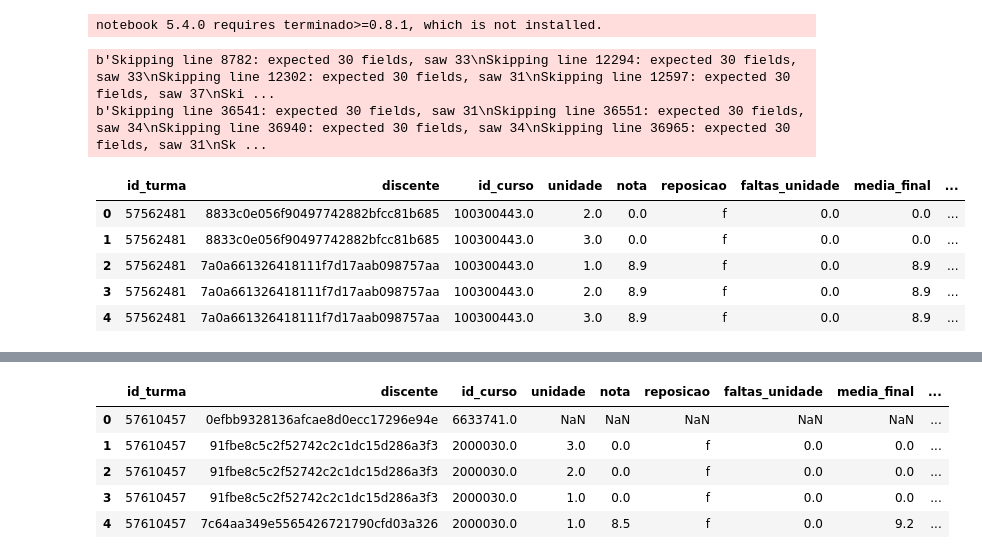
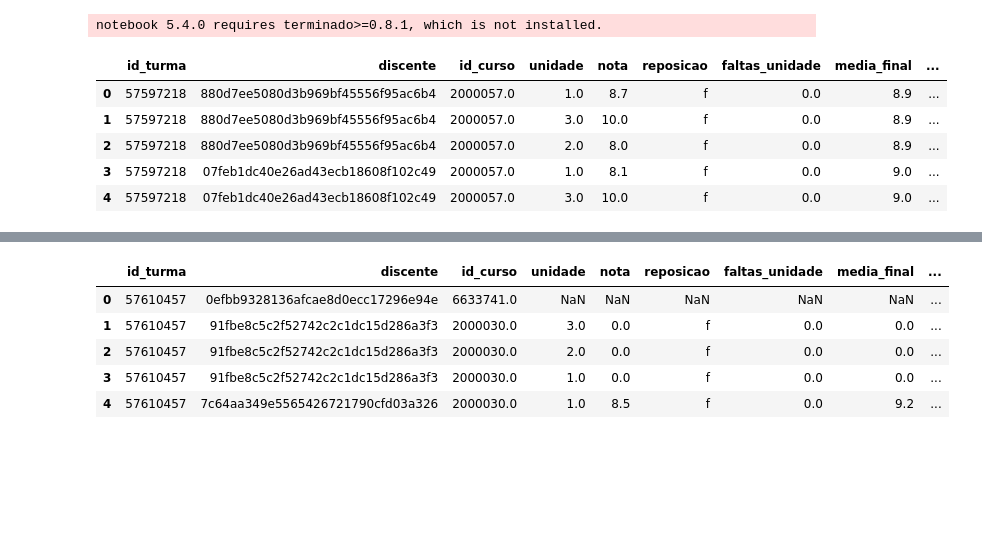
Before and after one commit to NalbertLeal/AnaliseDeNotasIMD, a Jupyter notebook: Analise Notas.ipynb, the cells around one changed output, grey strips where cells are left out. Drawn from its saved outputs; the diff is of its cells as text; code cells hidden in the pictures; blank space fills up the shorter version.

Commit message:
alterações no csv matriculas

```diff
--- a/Analise Notas.ipynb
+++ b/Analise Notas.ipynb
@@ -70,7 +77,8 @@ gastos_unidades = pd.read_csv('gastos_unidades.csv', sep=';', error_bad_lines=Fa
 
 cursos_ufrn = pd.read_csv('cursos_ufrn.csv', sep=';', error_bad_lines=False)
 
-componente = pd.read_csv('componentes_curriculares.csv', sep=';', error_bad_lines=False)
+componente = pd.read_csv('componentes_curriculares.csv', sep=';'
+                         , usecols=["id_componente","codigo","nivel","nome","unidade_responsavel"])
 
 matriculas_2015_1 = pd.read_csv('matriculas_2015-1.csv', sep=';')
 matriculas_2015_2 = pd.read_csv('matriculas_2015-2.csv', sep=';')
@@ -78,15 +86,27 @@ matriculas_2016_1 = pd.read_csv('matriculas_2016-1.csv', sep=';')
 matriculas_2016_2 = pd.read_csv('matriculas_2016-2.csv', sep=';')
 matriculas_2017_1 = pd.read_csv('matriculas_2017-1.csv', sep=';')
 matriculas_2017_2 = pd.read_csv('matriculas_2017-2.csv', sep=';')
-# %% [output]
-b'Skipping line 8782: expected 30 fields, saw 33\nSkipping line 12294: expected 30 fields, saw 33\nSkipping line 12302: expected 30 fields, saw 31\nSkipping line 12597: expected 30 fields, saw 37\nSki ...
-b'Skipping line 36541: expected 30 fields, saw 31\nSkipping line 36551: expected 30 fields, saw 34\nSkipping line 36940: expected 30 fields, saw 34\nSkipping line 36965: expected 30 fields, saw 31\nSk ...
+# %%
+# Retirando a coluna Unnamed: 10 de alguns csvs
+matriculas_2015_1.drop('Unnamed: 10', 1, inplace=True)
+matriculas_2015_2.drop('Unnamed: 10', 1, inplace=True)
+matriculas_2016_1.drop('Unnamed: 10', 1, inplace=True)
+matriculas_2016_2.drop('Unnamed: 10', 1, inplace=True)
+
+# Criando coluna ano_semestre
+
+matriculas_2015_1['ano_semestre'] = '2015_1'
+matriculas_2015_2['ano_semestre'] = '2015_2'
+matriculas_2016_1['ano_semestre'] = '2016_1'
+matriculas_2016_2['ano_semestre'] = '2016_2'
+matriculas_2017_1['ano_semestre'] = '2017_1'
+matriculas_2017_2['ano_semestre'] = '2017_2'
 # %%
-matriculas_2015_1.head()
+matriculas_2017_1.head()
 # %% [output]
 |  | id_turma | discente | id_curso | unidade | nota | reposicao | faltas_unidade | media_final | ... |
-| 0 | 57562481 | 8833c0e056f90497742882bfcc81b685 | 100300443.0 | 2.0 | 0.0 | f | 0.0 | 0.0 | ... |
-| 1 | 57562481 | 8833c0e056f90497742882bfcc81b685 | 100300443.0 | 3.0 | 0.0 | f | 0.0 | 0.0 | ... |
-| 2 | 57562481 | 7a0a661326418111f7d17aab098757aa | 100300443.0 | 1.0 | 8.9 | f | 0.0 | 8.9 | ... |
-| 3 | 57562481 | 7a0a661326418111f7d17aab098757aa | 100300443.0 | 2.0 | 8.9 | f | 0.0 | 8.9 | ... |
-| 4 | 57562481 | 7a0a661326418111f7d17aab098757aa | 100300443.0 | 3.0 | 8.9 | f | 0.0 | 8.9 | ... |
+| 0 | 57597218 | 880d7ee5080d3b969bf45556f95ac6b4 | 2000057.0 | 1.0 | 8.7 | f | 0.0 | 8.9 | ... |
+| 1 | 57597218 | 880d7ee5080d3b969bf45556f95ac6b4 | 2000057.0 | 3.0 | 10.0 | f | 0.0 | 8.9 | ... |
+| 2 | 57597218 | 880d7ee5080d3b969bf45556f95ac6b4 | 2000057.0 | 2.0 | 8.0 | f | 0.0 | 8.9 | ... |
+| 3 | 57597218 | 07feb1dc40e26ad43ecb18608f102c49 | 2000057.0 | 1.0 | 8.1 | f | 0.0 | 9.0 | ... |
+| 4 | 57597218 | 07feb1dc40e26ad43ecb18608f102c49 | 2000057.0 | 3.0 | 10.0 | f | 0.0 | 9.0 | ... |
```
Also changed, not shown: parts of 8 cells of this notebook.
